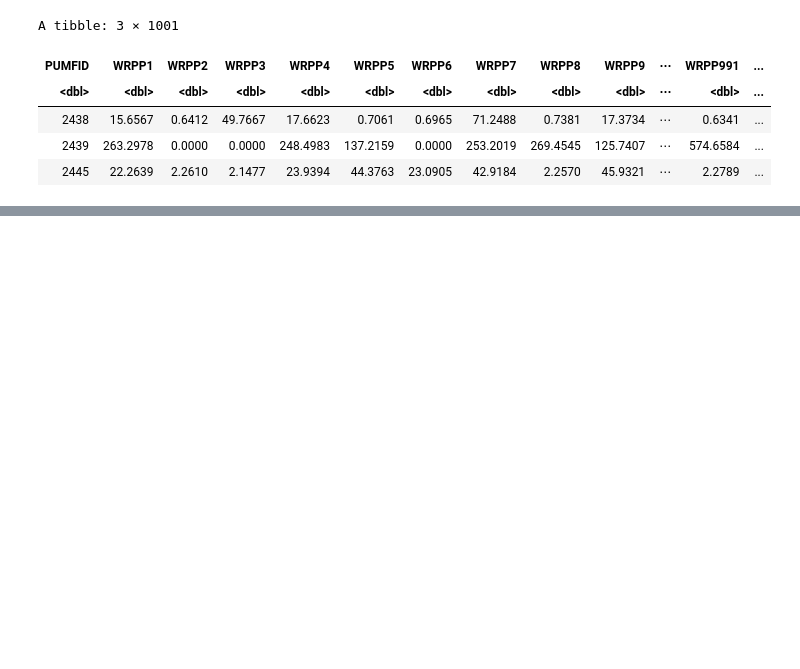
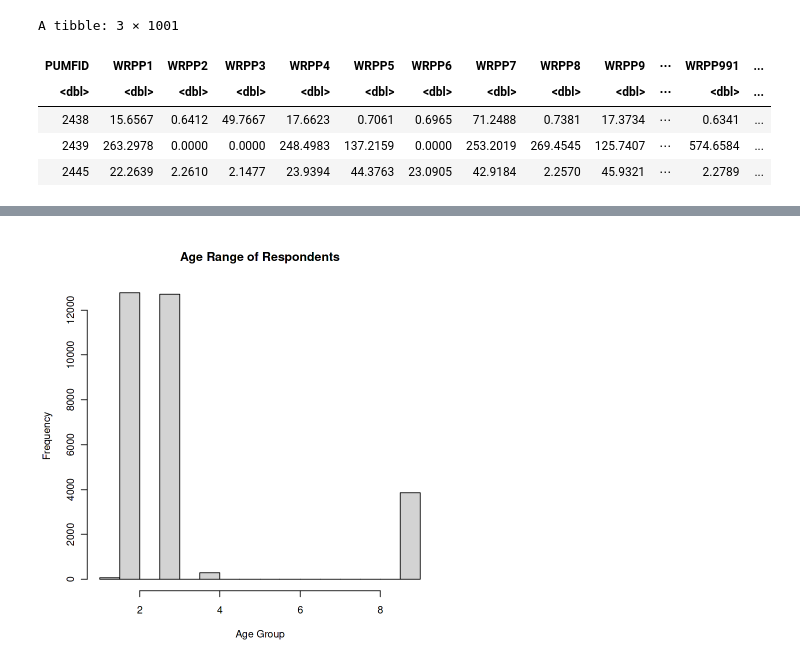
Before and after one commit to PeterFriedrich/StatsCan-PUMF-Analysis, a Jupyter notebook: Canadian_Child_Care_Survey_Analysis_R.ipynb, the cells around one changed output, grey strips where cells are left out. Saved outputs shown, nothing was run; the diff lists cells and outputs as text; code cells hidden in the pictures; blank space fills up the shorter version.

```diff
--- a/Canadian_Child_Care_Survey_Analysis_R.ipynb
+++ b/Canadian_Child_Care_Survey_Analysis_R.ipynb
@@ -46,0 +171,5 @@ A tibble: 3 × 1001
+# %%
+# i want to turn this into a count and percent
+hist(data$AGE_PMKR, main = "Age Range of Respondents", xlab = "Age Group", ylab = "Frequency")
+# %% [output]
+[figure, added]
```
Also changed, not shown: parts of 26 cells of this notebook.
